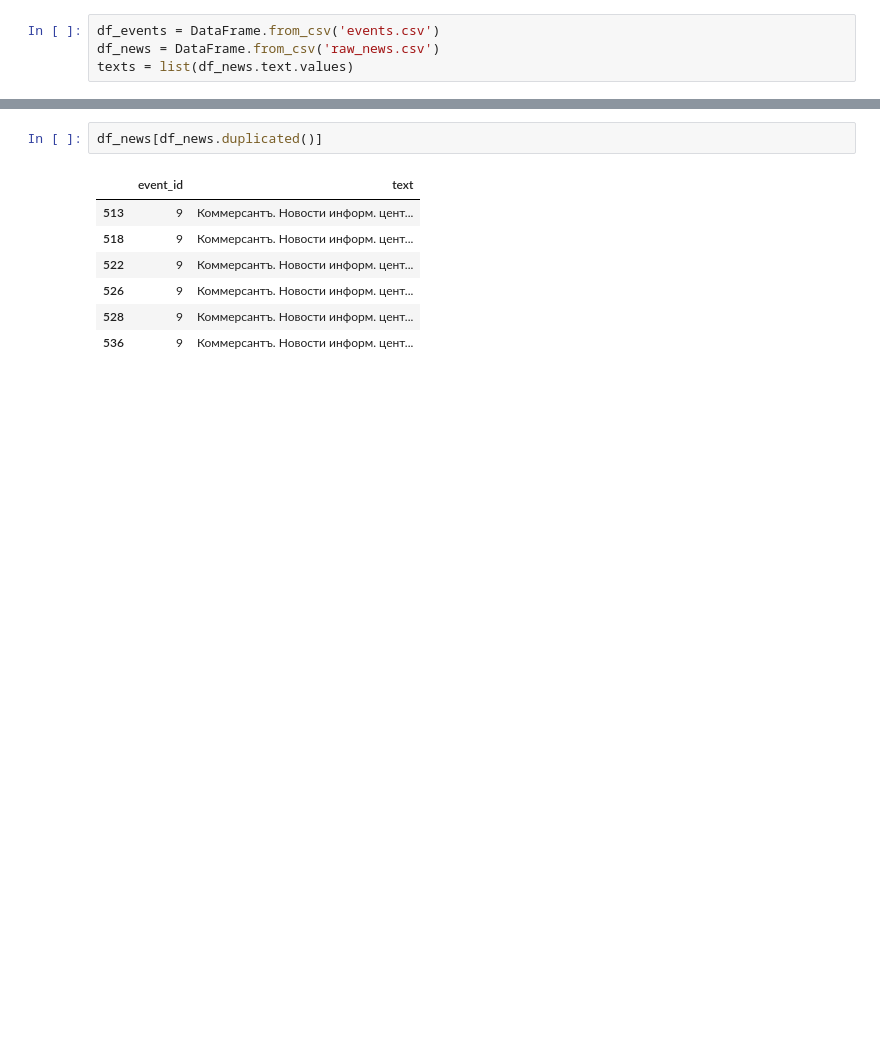
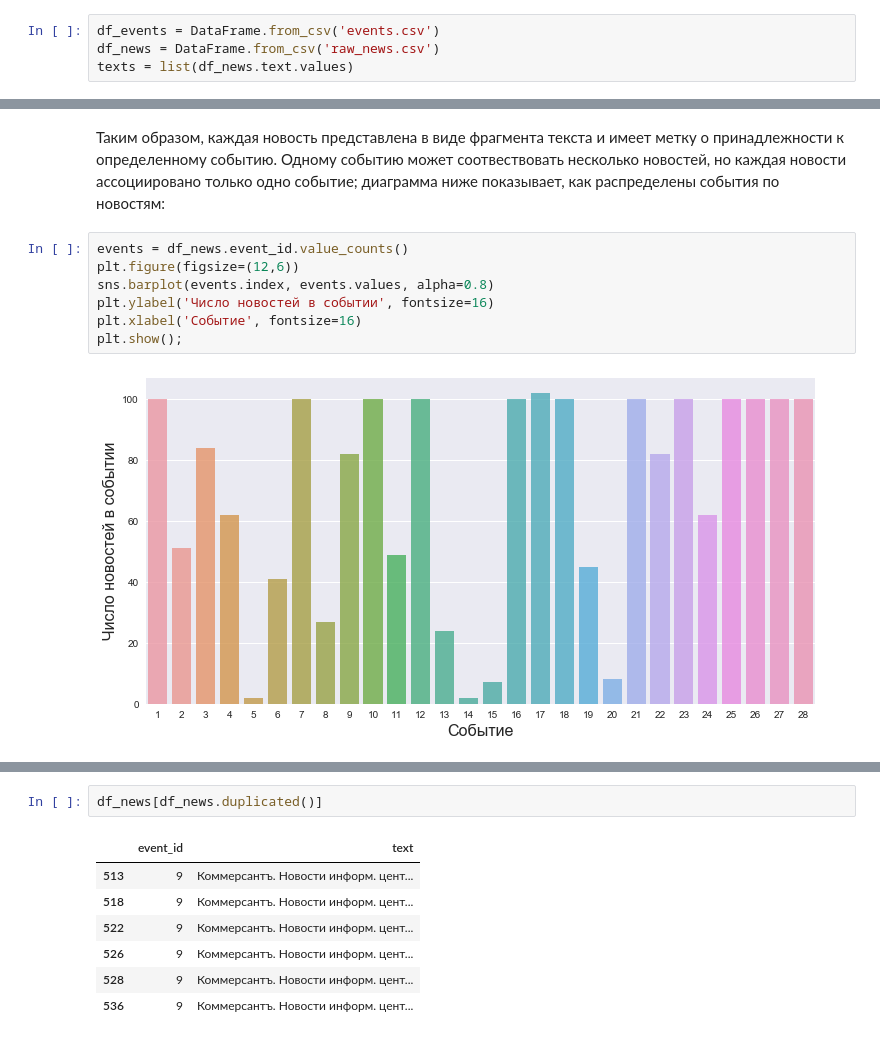
Before and after one commit to artemovae/ML-for-compling, a Jupyter notebook: hw1_clustering/hw1_new_version.ipynb, the cells around one changed output, grey strips where cells are left out. Cells and saved outputs as stored; diff of their text form; blank space fills up the shorter version.

```diff
--- a/hw1_clustering/hw1_new_version.ipynb
+++ b/hw1_clustering/hw1_new_version.ipynb
@@ -117,0 +77,11 @@ Name: event_id, dtype: int64
+# %% [markdown]
+Таким образом, каждая новость представлена в виде фрагмента текста и имеет метку о принадлежности к определенному событию. Одному событию может соотвествовать несколько новостей, но каждая новости ассоциировано только одно событие; диаграмма ниже показывает, как распределены события по новостям:
+# %%
+events = df_news.event_id.value_counts()
+plt.figure(figsize=(12,6))
+sns.barplot(events.index, events.values, alpha=0.8)
+plt.ylabel('Число новостей в событии', fontsize=16)
+plt.xlabel('Событие', fontsize=16)
+plt.show();
+# %% [output]
+[figure, added]
```
Also changed, not shown: parts of 84 cells of this notebook.
